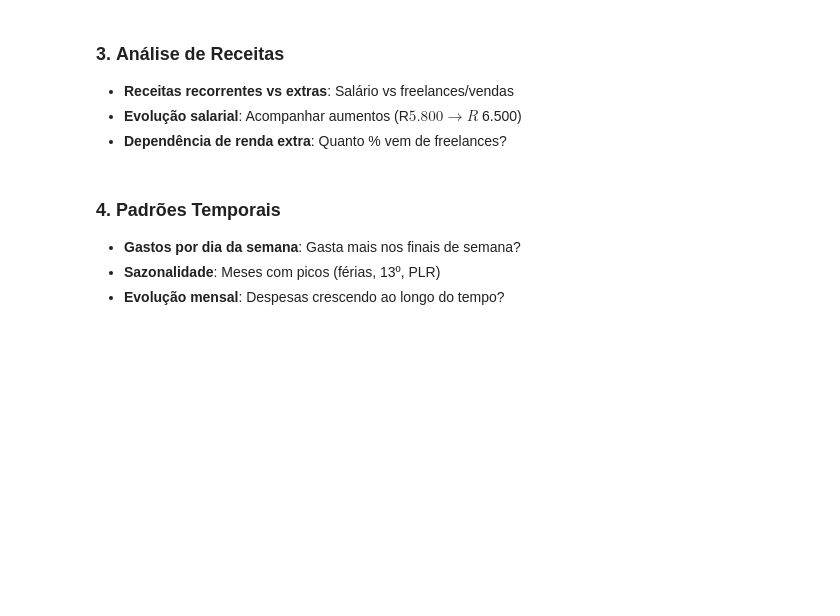
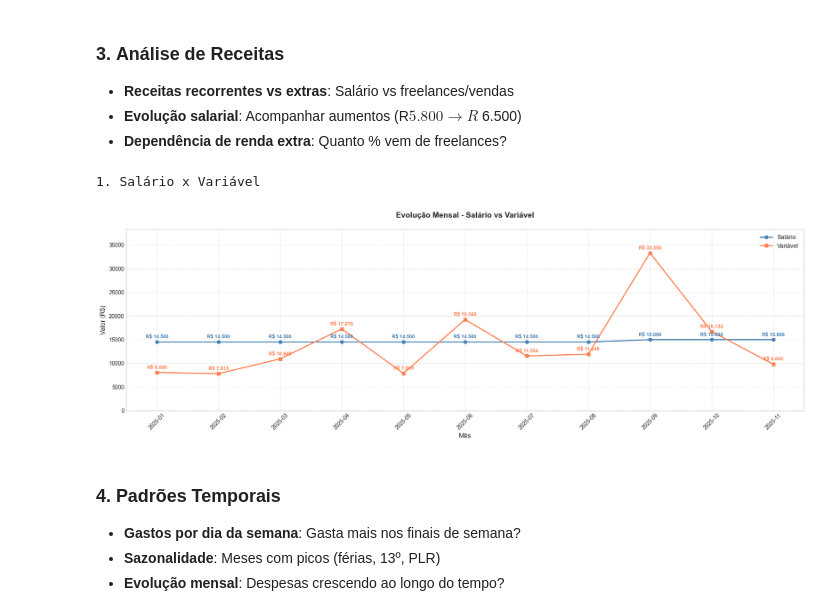
Before and after one commit to SchuedaD/projeto_gestao_financeira, a Jupyter notebook: dados_financeiros.ipynb, the cells around one changed output. Saved outputs shown, nothing was run; the diff lists cells and outputs as text; code cells hidden in the pictures; blank space fills up the shorter version.

Commit message:
Gráfico salário vs variável

```diff
--- a/dados_financeiros.ipynb
+++ b/dados_financeiros.ipynb
@@ -229,6 +231,59 @@ plt.show()
 # %%
 db_receitas = db[db['tipo'] == 'receita']
 receitas_mensal = db_receitas.groupby(['data_mes','descricao'])['valor'].sum().reset_index()
+
+# Criando coluna para diferencias fixo de variável
+
+salario = receitas_mensal[receitas_mensal['descricao'] == 'Salário mensal'].copy()
+salario['tipo_receita'] = 'fixo'
+variavel = receitas_mensal[receitas_mensal['descricao'] != 'Salário mensal'].copy()
+variavel['tipo_receita'] = 'variavel'
+
+# Transformando em uma df com dados de variavel x fixo por mês
+
+salario_agrupado = salario.groupby(['data_mes','tipo_receita'])['valor'].sum().reset_index()
+variavel_agrupado = variavel.groupby(['data_mes','tipo_receita'])['valor'].sum().reset_index()
+
+
+# 1. Salário vs Variável
+print('1. Salário x Variável')
+
+# tamanho do gráfico
+plt.figure(figsize=(18, 6))
+
+# Plotando as duas linhas
+plt.plot(salario_agrupado['data_mes'], salario_agrupado['valor'], marker='o', linewidth=2, label='Salário', color='steelblue')
+plt.plot(variavel_agrupado['data_mes'], variavel_agrupado['valor'], marker='s', linewidth=2, label='Variável', color='coral')
+
+# Calculando o valor máximo para ajustar o eixo Y
+valor_max = max(salario_agrupado['valor'].max(), variavel_agrupado['valor'].max())
+plt.ylim(0, valor_max * 1.15)  # Aumenta 15% acima do valor máximo
+
+
+# Adicionando rótulos - Salário (acima)
+for i, (mes, valor) in enumerate(zip(salario_agrupado['data_mes'], salario_agrupado['valor'])):
+    valor_formatado = f'R$ {valor:,.0f}'.replace(',', '.')
+    plt.text(i, valor + 500, valor_formatado,
+             ha='center', va='bottom', fontsize=9, weight='bold', color='steelblue')
+
+# Adicionando rótulos - Variável (abaixo)
+for i, (mes, valor) in enumerate(zip(variavel_agrupado['data_mes'], variavel_agrupado['valor'])):
+    valor_formatado = f'R$ {valor:,.0f}'.replace(',', '.')
+    plt.text(i, valor + 1500, valor_formatado,
+             ha='center', va='top', fontsize=9, weight='bold', color='coral')
+
+# Configurações do gráfico
+plt.title('Evolução Mensal - Salário vs Variável\n', fontsize=14, weight='bold')
+plt.xlabel('Mês', fontsize=12)
+plt.ylabel('Valor (R$)', fontsize=12)
+plt.legend(fontsize=11)
+plt.grid(True, linestyle='--', alpha=0.6)
+plt.xticks(rotation=45)
+plt.tight_layout()
+plt.show()
+# %% [output]
+1. Salário x Variável
+[figure, added]
 # %% [markdown]
 ### 4. **Padrões Temporais**
 
```
Also changed, not shown: parts of 1 cell of this notebook.
